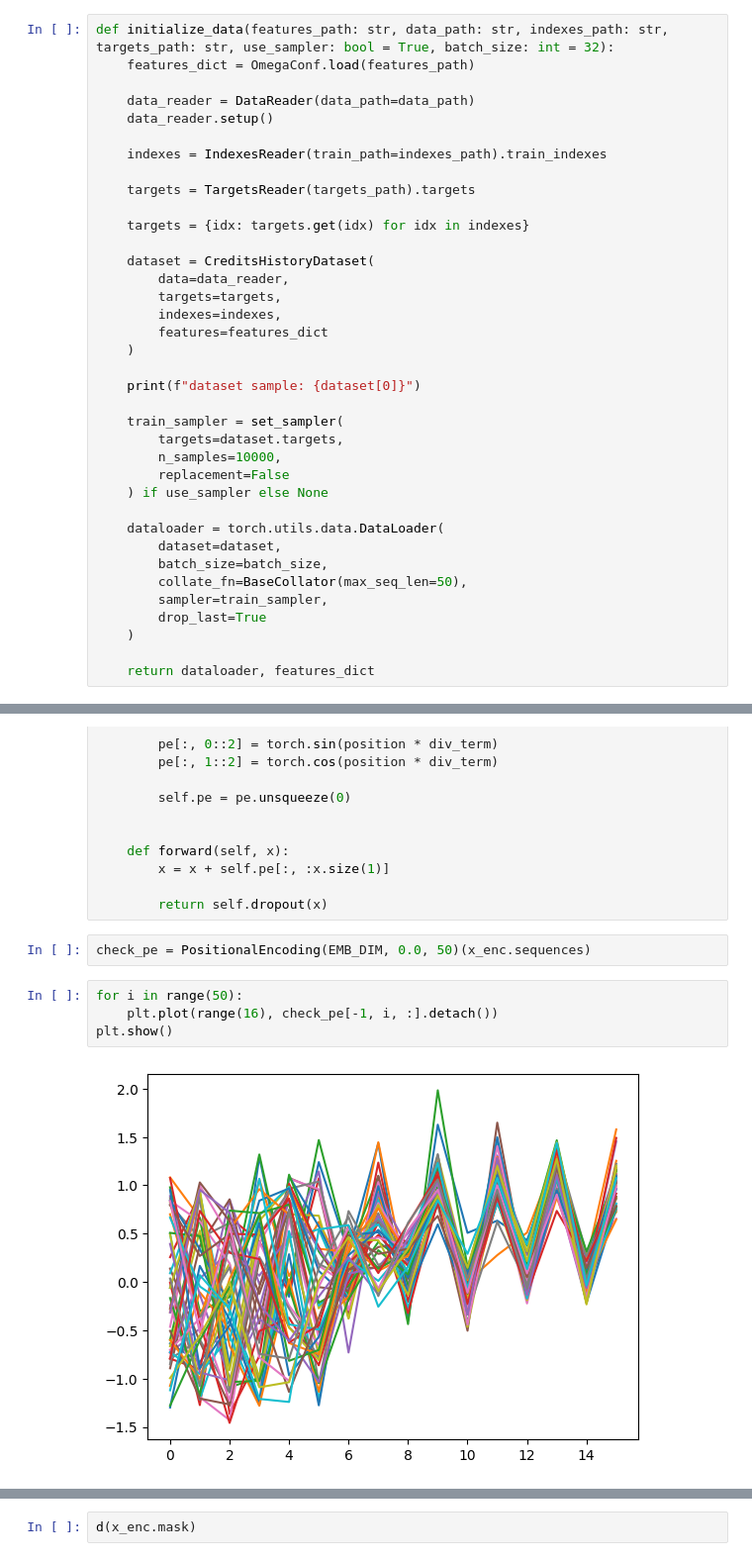
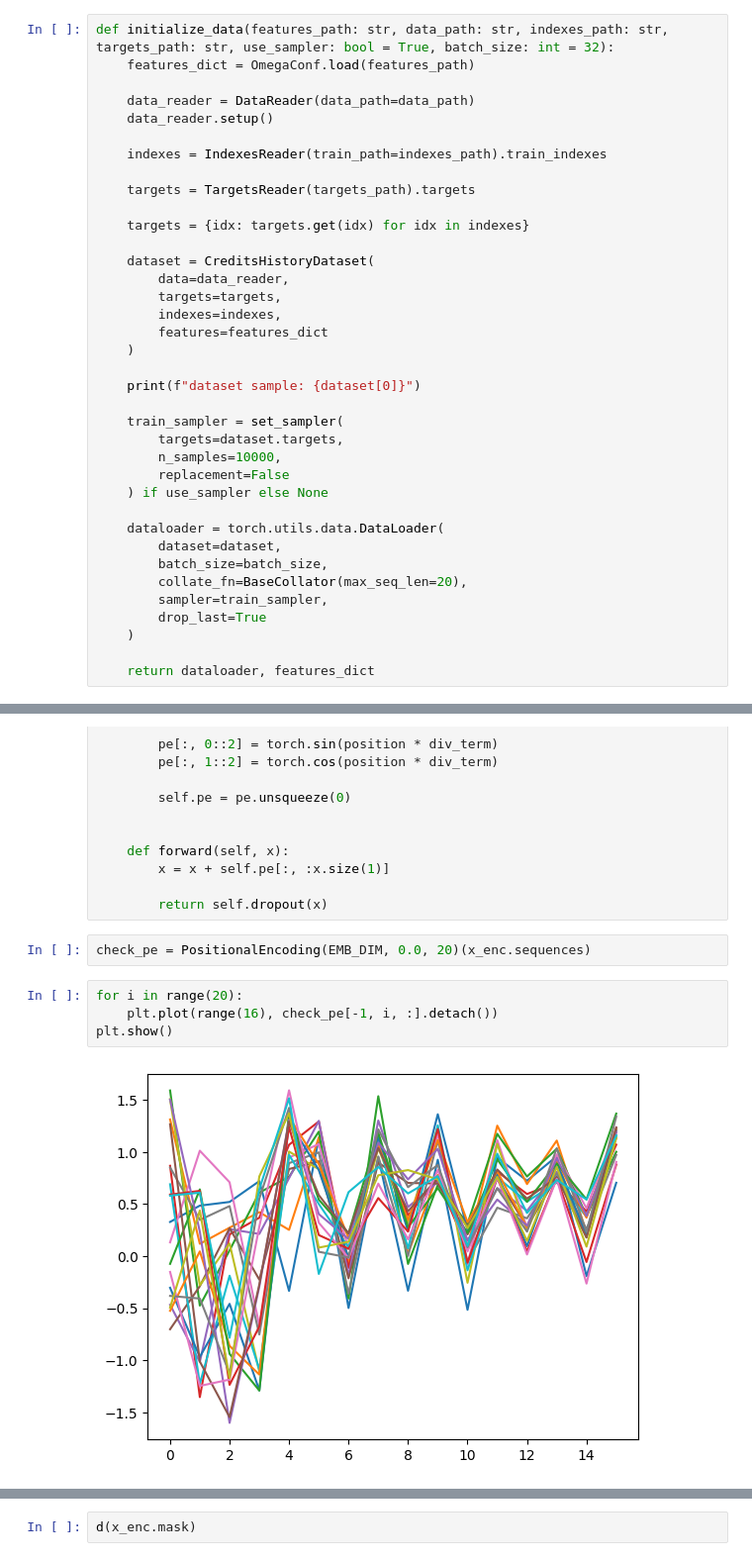
Before and after one commit to Monfin/LHT_credits-history, a Jupyter notebook: LHT_sequences.ipynb, the cells around one changed output, grey strips where cells are left out. Shown at 99% size. Cells and saved outputs as stored; diff of their text form.

```diff
--- a/LHT_sequences.ipynb
+++ b/LHT_sequences.ipynb
@@ -215,7 +215,7 @@ def initialize_data(features_path: str, data_path: str, indexes_path: str, targe
     dataloader = torch.utils.data.DataLoader(
         dataset=dataset,
         batch_size=batch_size,
-        collate_fn=BaseCollator(max_seq_len=50),
+        collate_fn=BaseCollator(max_seq_len=20),
         sampler=train_sampler,
         drop_last=True
     )
@@ -485,13 +485,13 @@ class PositionalEncoding(nn.Module):
 
         return self.dropout(x)
 # %%
-check_pe = PositionalEncoding(EMB_DIM, 0.0, 50)(x_enc.sequences)
+check_pe = PositionalEncoding(EMB_DIM, 0.0, 20)(x_enc.sequences)
 # %%
-for i in range(50):
+for i in range(20):
     plt.plot(range(16), check_pe[-1, i, :].detach())
 plt.show()
 # %% [output]
-[figure, old version]
+[figure, new version]
 # %%
 d(check_pe.size())
 # %% [output]
```
Also changed, not shown: parts of 15 cells of this notebook, 8 other files.
